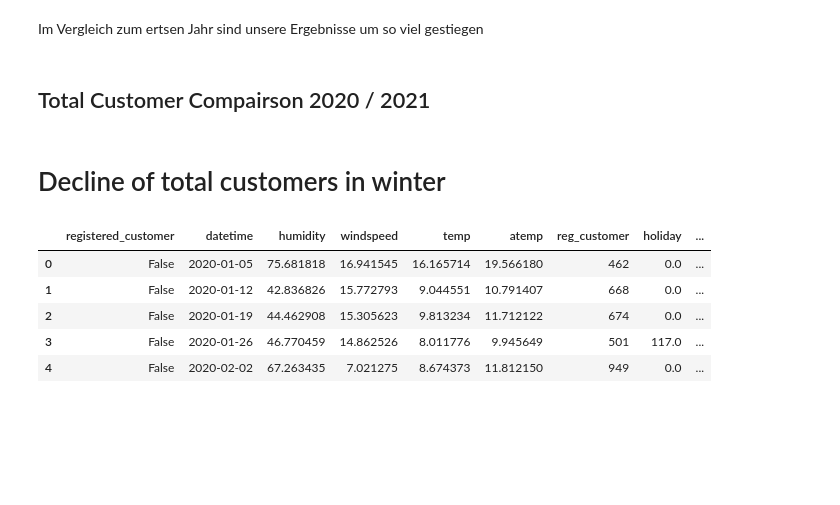
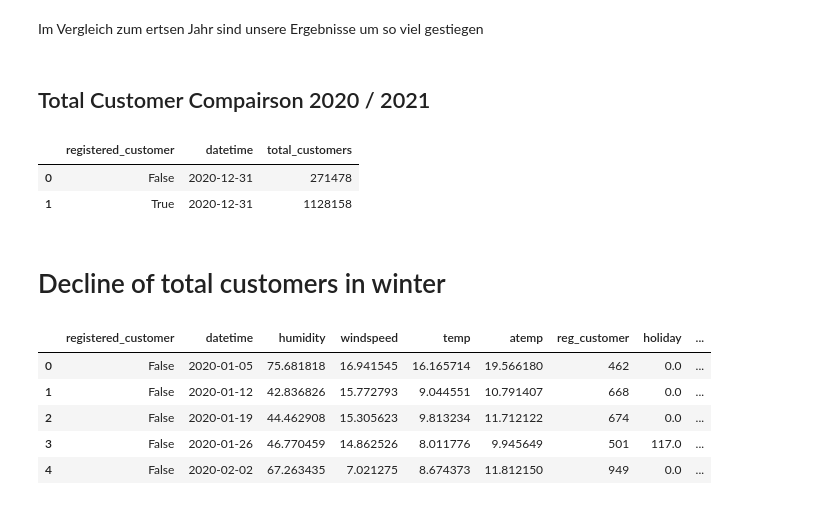
Before and after one commit to P-AEL/K-ppers-Projekt1, a Jupyter notebook: main.ipynb, the cells around one changed output. Saved outputs shown, nothing was run; the diff lists cells and outputs as text; code cells hidden in the pictures; blank space fills up the shorter version.

```diff
--- a/main.ipynb
+++ b/main.ipynb
@@ -256,6 +256,12 @@ df_bar_cust_type= df1.groupby(["registered_customer", pd.Grouper(key= "datetime"
 # %%
 df_bar_2020= df_bar_cust_type.loc[df_bar_cust_type.datetime.dt.year.isin([2020])].reset_index(drop=True)
 df_bar_2021= df_bar_cust_type.loc[df_bar_cust_type.datetime.dt.year.isin([2021])].reset_index(drop= True)
+# %%
+df_bar_2020
+# %% [output]
+|  | registered_customer | datetime | total_customers |
+| 0 | False | 2020-12-31 | 271478 |
+| 1 | True | 2020-12-31 | 1128158 |
 # %%
 fig_bar = make_subplots(rows= 1, cols= 2, shared_xaxes= True, shared_yaxes= True, horizontal_spacing= 0.01)
 
```
Also changed, not shown: parts of 1 cell of this notebook.
